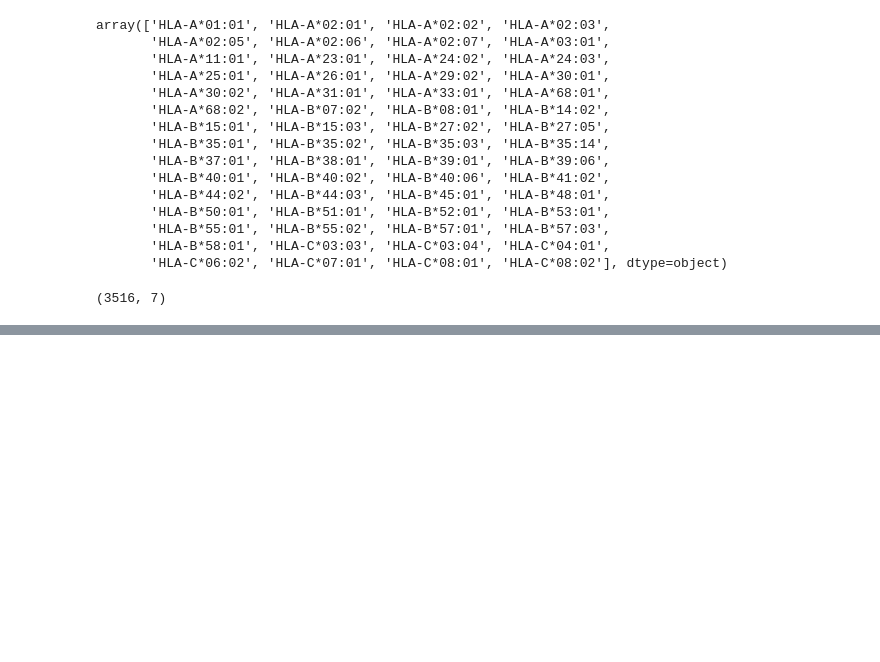
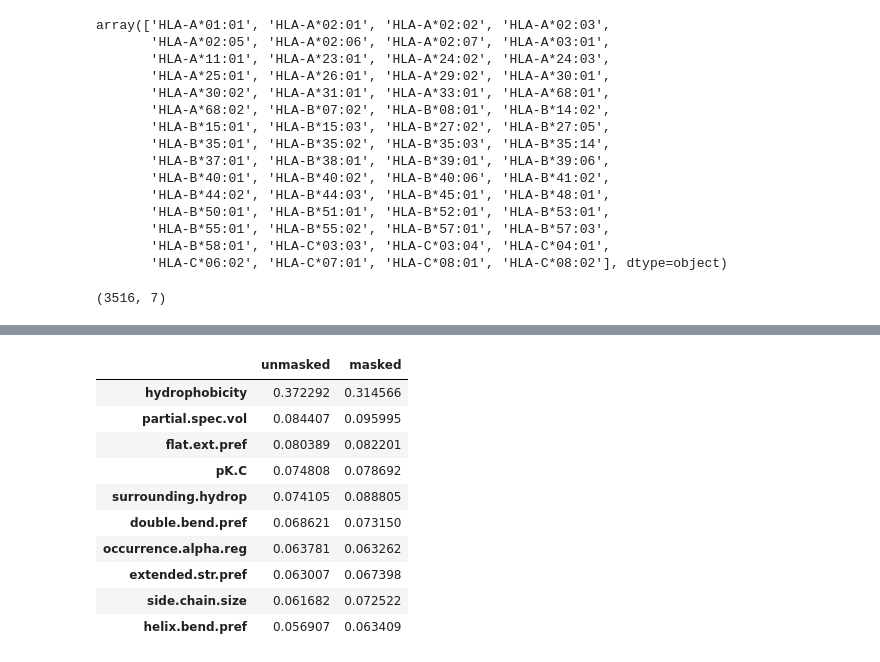
Before and after one commit to antigenomics/ipred, a Jupyter notebook: 2019.03.20_NewMaskHLAmodel.ipynb, the cells around one changed output, grey strips where cells are left out. Cells and saved outputs as stored; diff of their text form; code cells hidden in the pictures; blank space fills up the shorter version.

```diff
--- a/2019.03.20_NewMaskHLAmodel.ipynb
+++ b/2019.03.20_NewMaskHLAmodel.ipynb
@@ -169,0 +170,21 @@ avg / total       0.75      0.75      0.75       879
+# %%
+feats_imp = pd.DataFrame(uclf.best_estimator_.feature_importances_,
+                        index=features,
+                        columns=['unmasked']).sort_values(['unmasked'],
+                                                     ascending=False)
+feats_imp['masked'] = pd.Series(mclf.best_estimator_.feature_importances_,
+                        index=features,
+                        name='unmasked').sort_values(ascending=False)
+feats_imp
+# %% [output]
+|  | unmasked | masked |
+| hydrophobicity | 0.372292 | 0.314566 |
+| partial.spec.vol | 0.084407 | 0.095995 |
+| flat.ext.pref | 0.080389 | 0.082201 |
+| pK.C | 0.074808 | 0.078692 |
+| surrounding.hydrop | 0.074105 | 0.088805 |
+| double.bend.pref | 0.068621 | 0.073150 |
+| occurrence.alpha.reg | 0.063781 | 0.063262 |
+| extended.str.pref | 0.063007 | 0.067398 |
+| side.chain.size | 0.061682 | 0.072522 |
+| helix.bend.pref | 0.056907 | 0.063409 |
```
Also changed, not shown: parts of 3 cells of this notebook, 4 other files.
